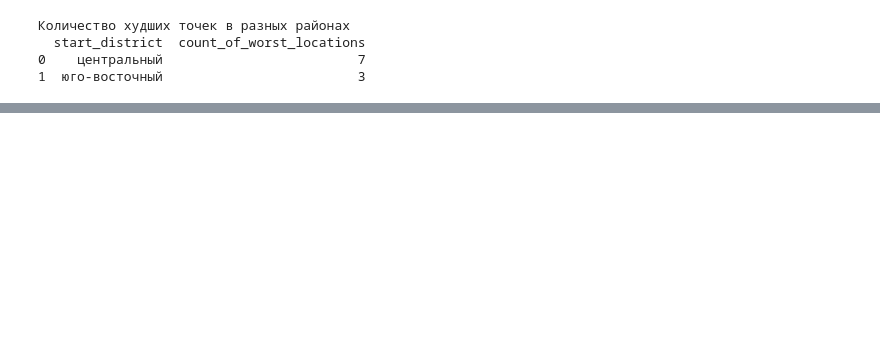
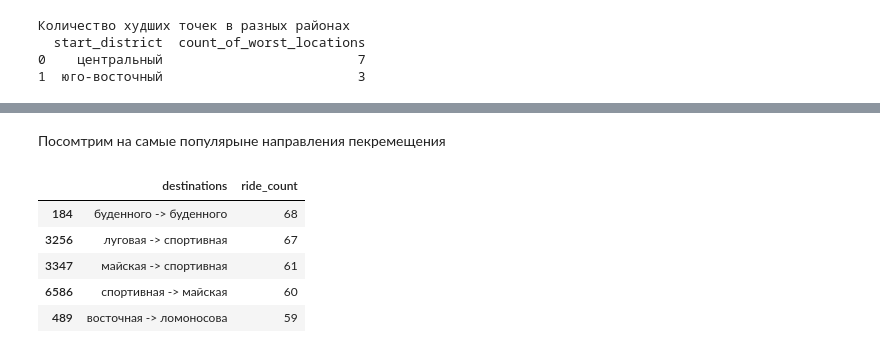
Before and after one commit to BlackkkMaster/ad_project_team16, a Jupyter notebook: kick_sharing.ipynb, the cells around one changed output, grey strips where cells are left out. Drawn from its saved outputs; the diff is of its cells as text; code cells hidden in the pictures; blank space fills up the shorter version.

```diff
--- a/kick_sharing.ipynb
+++ b/kick_sharing.ipynb
@@ -1115,0 +1145,12 @@ print(top_of_tails_locations_with_district_counts1)
+# %% [markdown]
+Посомтрим на самые популярыне направления пекремещения
+# %%
+popular_travel_destinations = df_destinations_traffic.sort_values(by='ride_count', ascending=False)
+popular_travel_destinations.head()
+# %% [output]
+|  | destinations | ride_count |
+| 184 | буденного -> буденного | 68 |
+| 3256 | луговая -> спортивная | 67 |
+| 3347 | майская -> спортивная | 61 |
+| 6586 | спортивная -> майская | 60 |
+| 489 | восточная -> ломоносова | 59 |
```
Also changed, not shown: parts of 20 cells of this notebook.
